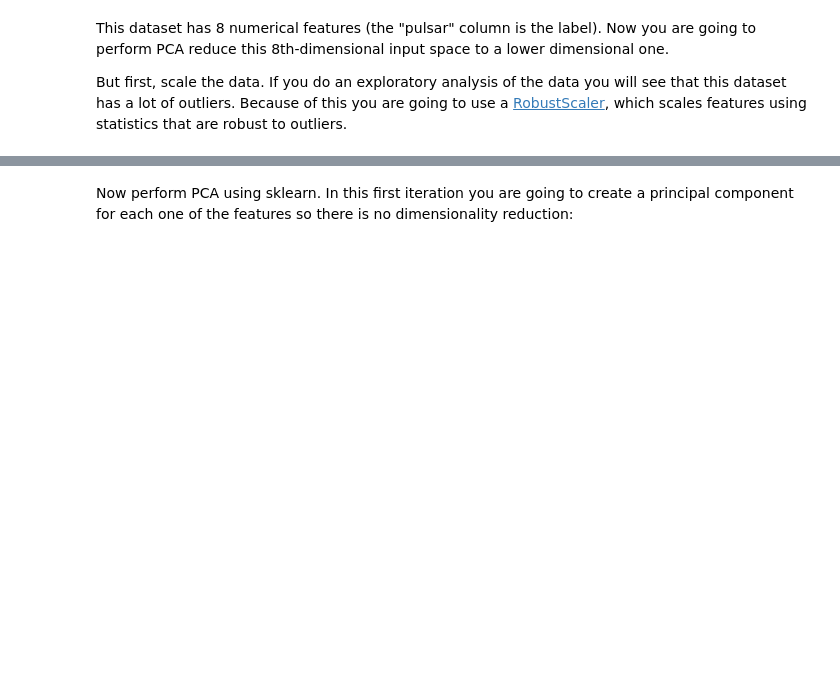
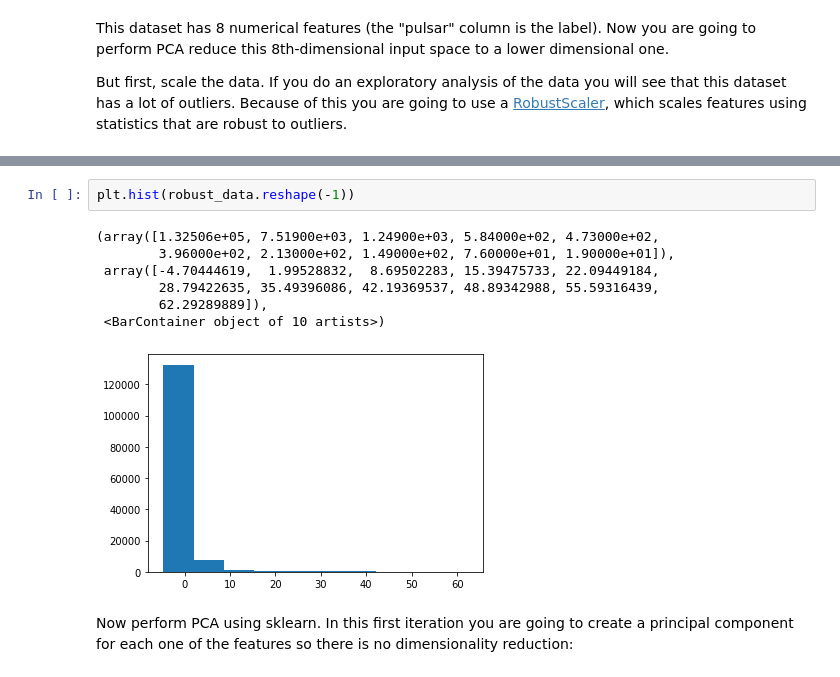
Before and after one commit to zhulingchen/Machine-Learning-Engineering-for-Production-MLOps-Specialization, a Jupyter notebook: Machine Learning Modeling Pipelines in Production/C3W2-Lab/C3_W2_Lab_2_Algorithmic_Dimensionality.ipynb, the cells around one changed output, grey strips where cells are left out. Cells and saved outputs as stored; diff of their text form; blank space fills up the shorter version.

```diff
--- a/Machine Learning Modeling Pipelines in Production/C3W2-Lab/C3_W2_Lab_2_Algorithmic_Dimensionality.ipynb
+++ b/Machine Learning Modeling Pipelines in Production/C3W2-Lab/C3_W2_Lab_2_Algorithmic_Dimensionality.ipynb
@@ -56,3 +111,13 @@ robust_data = RobustScaler().fit_transform(features)
+# %%
+plt.hist(robust_data.reshape(-1))
+# %% [output]
+(array([1.32506e+05, 7.51900e+03, 1.24900e+03, 5.84000e+02, 4.73000e+02,
+        3.96000e+02, 2.13000e+02, 1.49000e+02, 7.60000e+01, 1.90000e+01]),
+ array([-4.70444619,  1.99528832,  8.69502283, 15.39475733, 22.09449184,
+        28.79422635, 35.49396086, 42.19369537, 48.89342988, 55.59316439,
+        62.29289889]),
+ <BarContainer object of 10 artists>)
+[figure, added]
 # %% [markdown]
 Now perform PCA using sklearn. In this first iteration you are going to create a principal component for each one of the features so there is no dimensionality reduction:
 # %%
```
Also changed, not shown: parts of 44 cells of this notebook.
